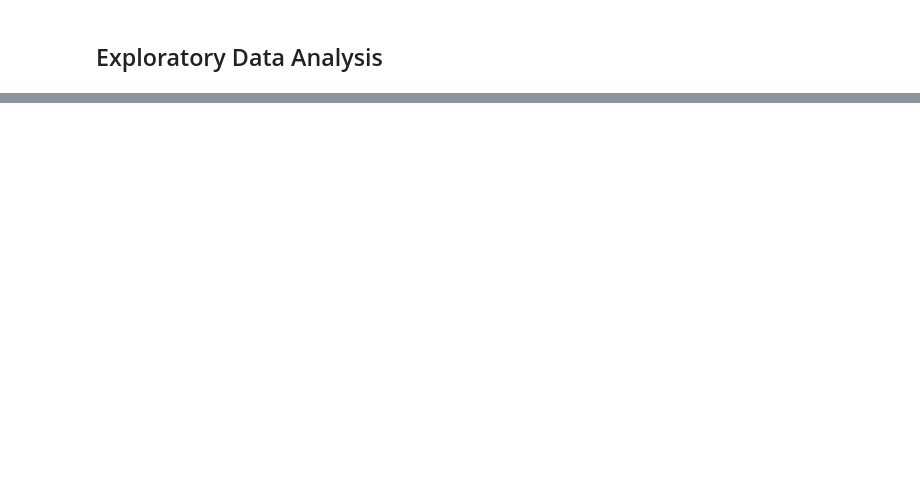
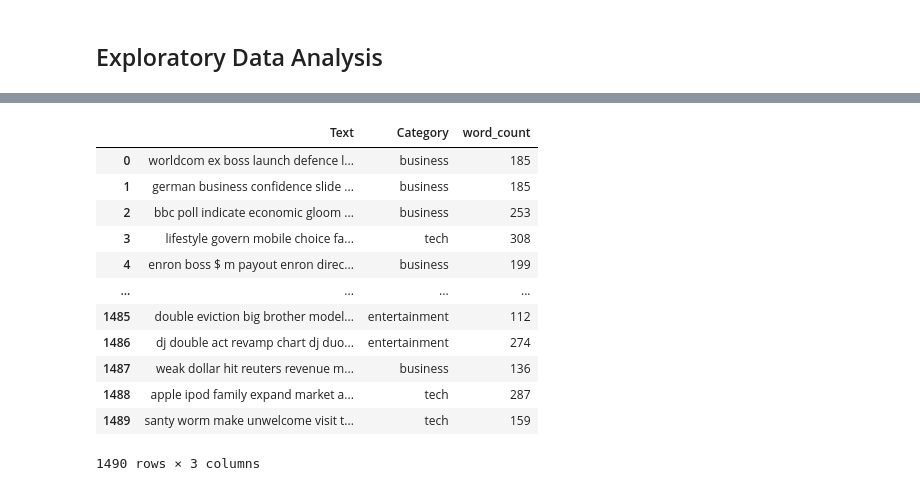
Before and after one commit to ZenithFlux/Realtime_News_Classification, a Jupyter notebook: src/training.ipynb, the cells around one changed output, grey strips where cells are left out. Drawn from its saved outputs; the diff is of its cells as text; code cells hidden in the pictures; blank space fills up the shorter version.

```diff
--- a/src/training.ipynb
+++ b/src/training.ipynb
@@ -94,0 +112,17 @@ plt.show()
+# %%
+df["word_count"] = df.Text.apply(lambda x: len(nlp(x)))
+df
+# %% [output]
+|  | Text | Category | word_count |
+| 0 | worldcom ex boss launch defence l... | business | 185 |
+| 1 | german business confidence slide ... | business | 185 |
+| 2 | bbc poll indicate economic gloom ... | business | 253 |
+| 3 | lifestyle govern mobile choice fa... | tech | 308 |
+| 4 | enron boss $ m payout enron direc... | business | 199 |
+| ... | ... | ... | ... |
+| 1485 | double eviction big brother model... | entertainment | 112 |
+| 1486 | dj double act revamp chart dj duo... | entertainment | 274 |
+| 1487 | weak dollar hit reuters revenue m... | business | 136 |
+| 1488 | apple ipod family expand market a... | tech | 287 |
+| 1489 | santy worm make unwelcome visit t... | tech | 159 |
+1490 rows × 3 columns
```
Also changed, not shown: parts of 30 cells of this notebook.
